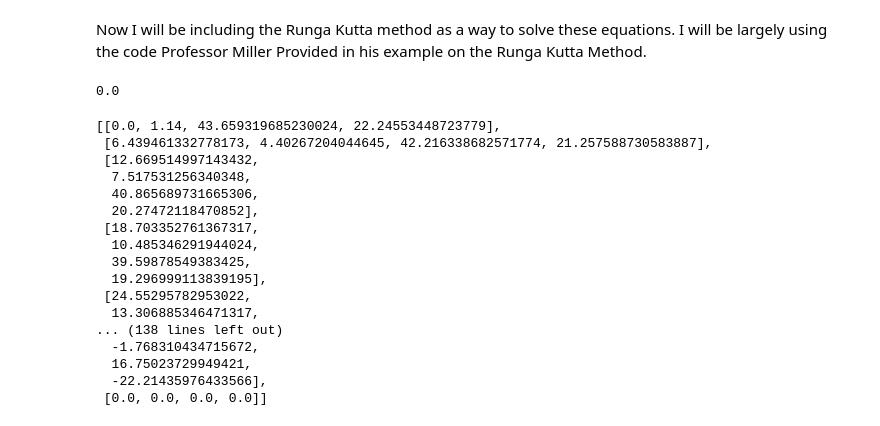
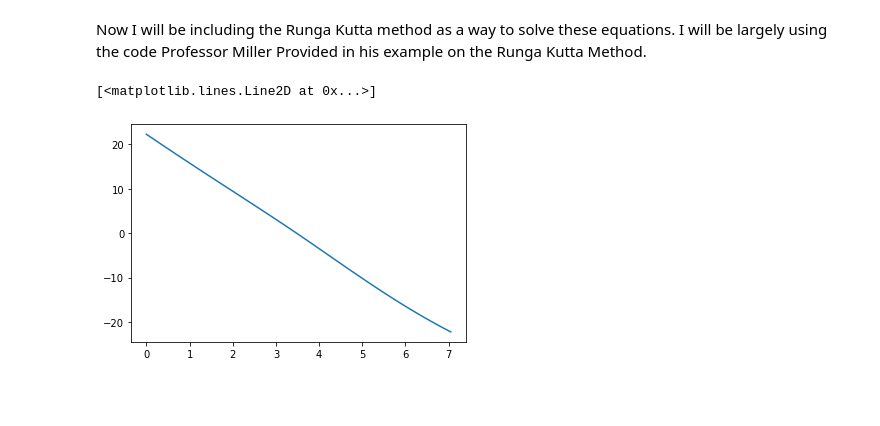
Before and after one commit to dsharkey99/PHYS250-Final, a Jupyter notebook: High Altitude Home Runs.ipynb, the cells around one changed output. Saved outputs shown, nothing was run; the diff lists cells and outputs as text; code cells hidden in the pictures; blank space fills up the shorter version.

```diff
--- a/High Altitude Home Runs.ipynb
+++ b/High Altitude Home Runs.ipynb
@@ -112,8 +112,3 @@ T    = np.linspace(0., t_max, N+1) # Array of discretized steps
 y_0= np.array([0,1.14,49*np.cos(27*np.pi/180),49*np.sin(27*np.pi/180)])
 ysea= RungeKutta4(Baseballflight,y_0,T,41,'sea')
 yco=RungeKutta4(Baseballflight,y_0,T,41,'co')
-# %%
- lis=ysea.tolist()
-print(lis[50][2])
-# %% [output]
-0.0
@@ -127,20 +114,0 @@ def Cleanerfunc(array):
-# %%
-Cleanerfunc(ysea)
-# %% [output]
-[[0.0, 1.14, 43.659319685230024, 22.24553448723779],
- [6.439461332778173, 4.40267204044645, 42.216338682571774, 21.257588730583887],
- [12.669514997143432,
-  7.517531256340348,
-  40.865689731665306,
-  20.27472118470852],
- [18.703352761367317,
-  10.485346291944024,
-  39.59878549383425,
-  19.296999113839195],
- [24.55295782953022,
-  13.306885346471317,
-... (138 lines left out)
-  -1.768310434715672,
-  16.75023729949421,
-  -22.21435976433566],
- [0.0, 0.0, 0.0, 0.0]]
@@ -147 +130,6 @@ Cleanerfunc(ysea)
+# %%
+plt.plot(T[:len(Seaclean)],Seaclean[:,3])
+# %% [output]
+[<matplotlib.lines.Line2D at 0x...>]
+[figure, added]
 # %%
```
Also changed, not shown: parts of 6 cells of this notebook, 1 other file.
